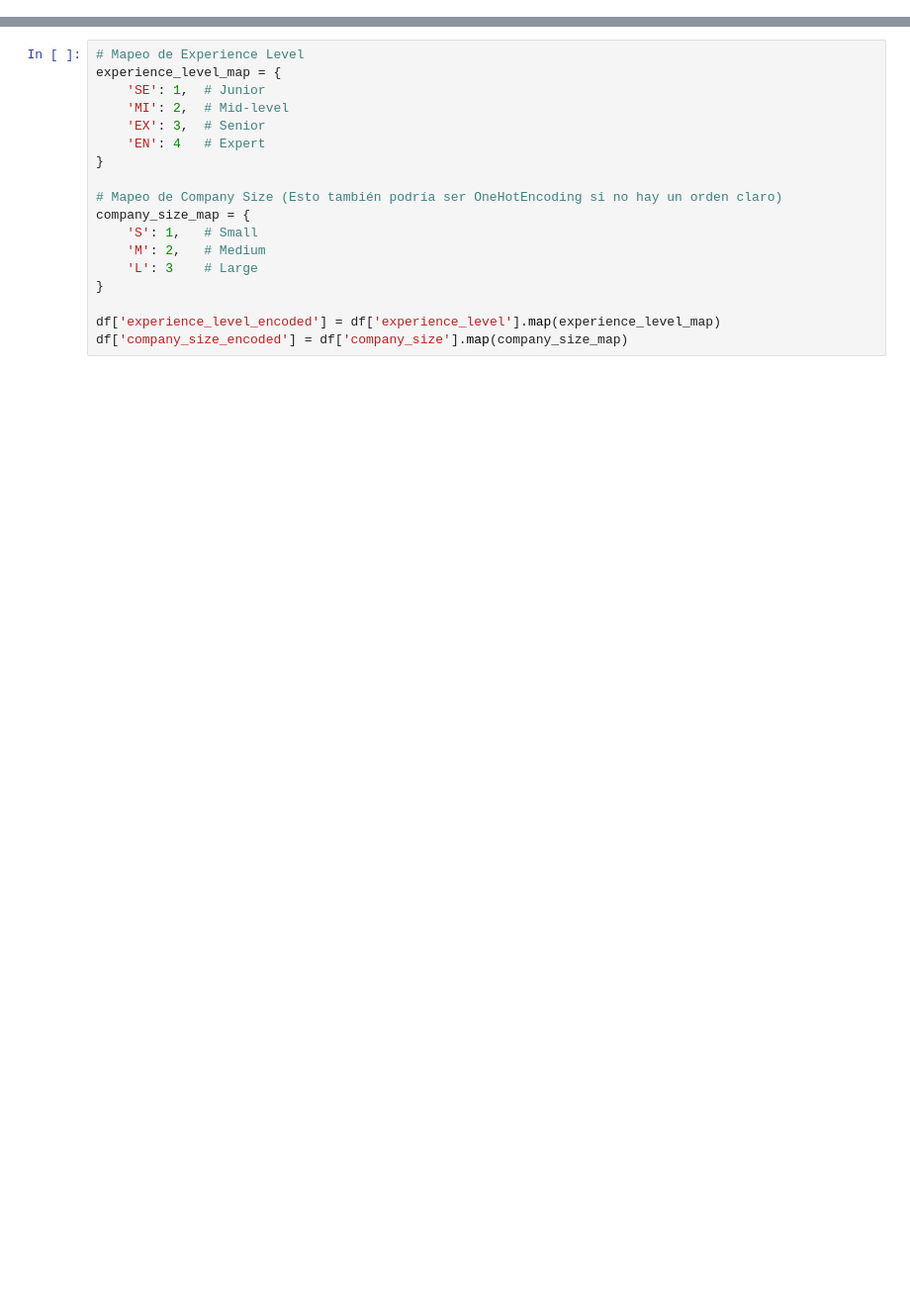
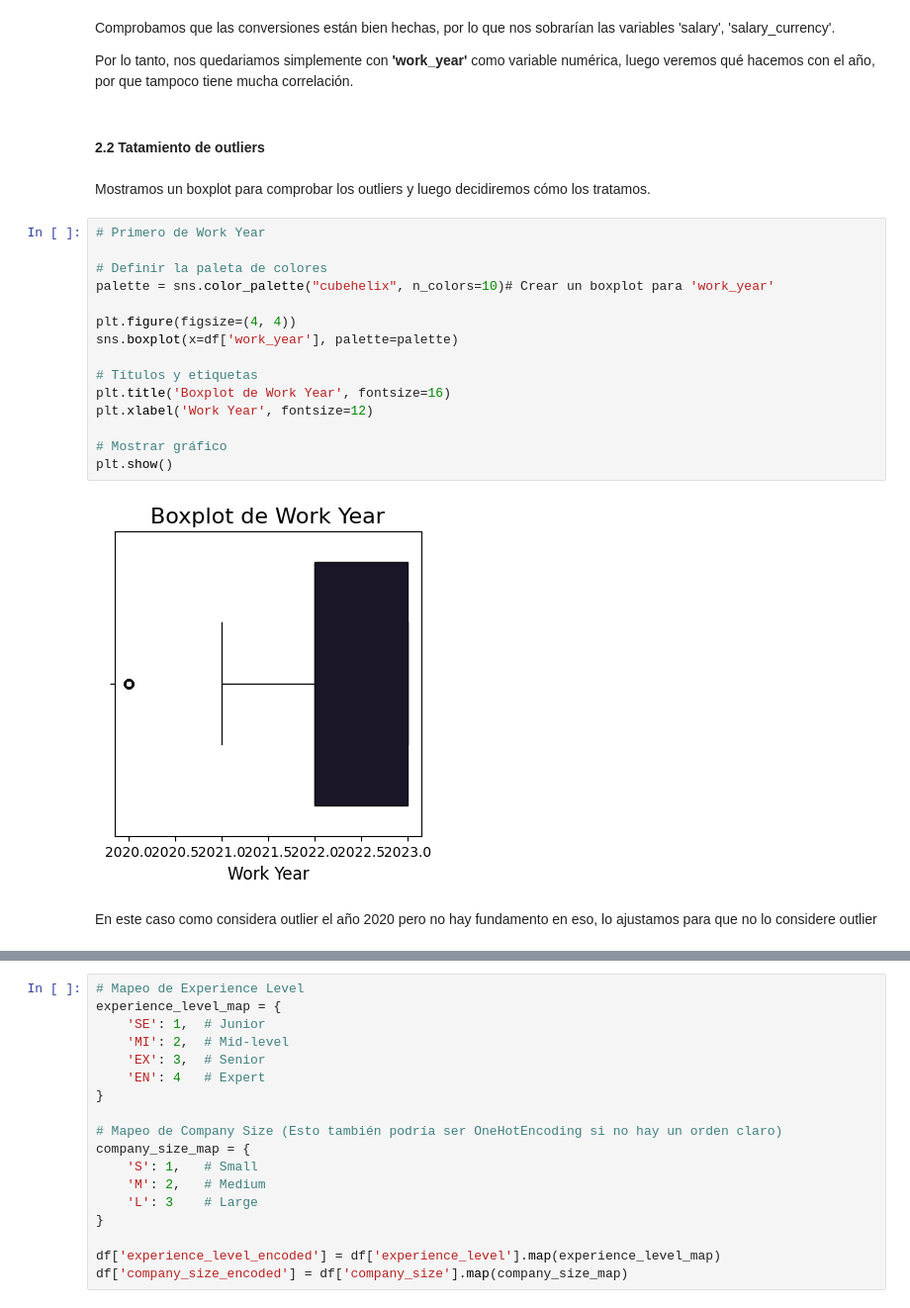
Before and after one commit to GABRIELACONTE/TEAM_CHALLENGE_17, a Jupyter notebook: src/results_notebook/team_liberty_Pipelines_I.ipynb, the cells around one changed output, grey strips where cells are left out. Shown at 99% size. Saved outputs shown, nothing was run; the diff lists cells and outputs as text; blank space fills up the shorter version.

```diff
--- a/src/results_notebook/team_liberty_Pipelines_I.ipynb
+++ b/src/results_notebook/team_liberty_Pipelines_I.ipynb
@@ -32,0 +233,27 @@ df.head()
+# %% [markdown]
+Comprobamos que las conversiones están bien hechas, por lo que nos sobrarían las variables 'salary', 'salary_currency'.
+
+Por lo tanto, nos quedariamos simplemente con **'work_year'** como variable numérica, luego veremos qué hacemos con el año, por que tampoco tiene mucha correlación.
+# %% [markdown]
+#### 2.2 Tatamiento de outliers
+# %% [markdown]
+Mostramos un boxplot para comprobar los outliers y luego decidiremos cómo los tratamos.
+# %%
+# Primero de Work Year
+
+# Definir la paleta de colores
+palette = sns.color_palette("cubehelix", n_colors=10)# Crear un boxplot para 'work_year'
+
+plt.figure(figsize=(4, 4))
+sns.boxplot(x=df['work_year'], palette=palette)
+
+# Títulos y etiquetas
+plt.title('Boxplot de Work Year', fontsize=16)
+plt.xlabel('Work Year', fontsize=12)
+
+# Mostrar gráfico
+plt.show()
+# %% [output]
+[figure, added]
+# %% [markdown]
+En este caso como considera outlier el año 2020 pero no hay fundamento en eso, lo ajustamos para que no lo considere outlier
```
Also changed, not shown: parts of 62 cells of this notebook, 11 other files.
